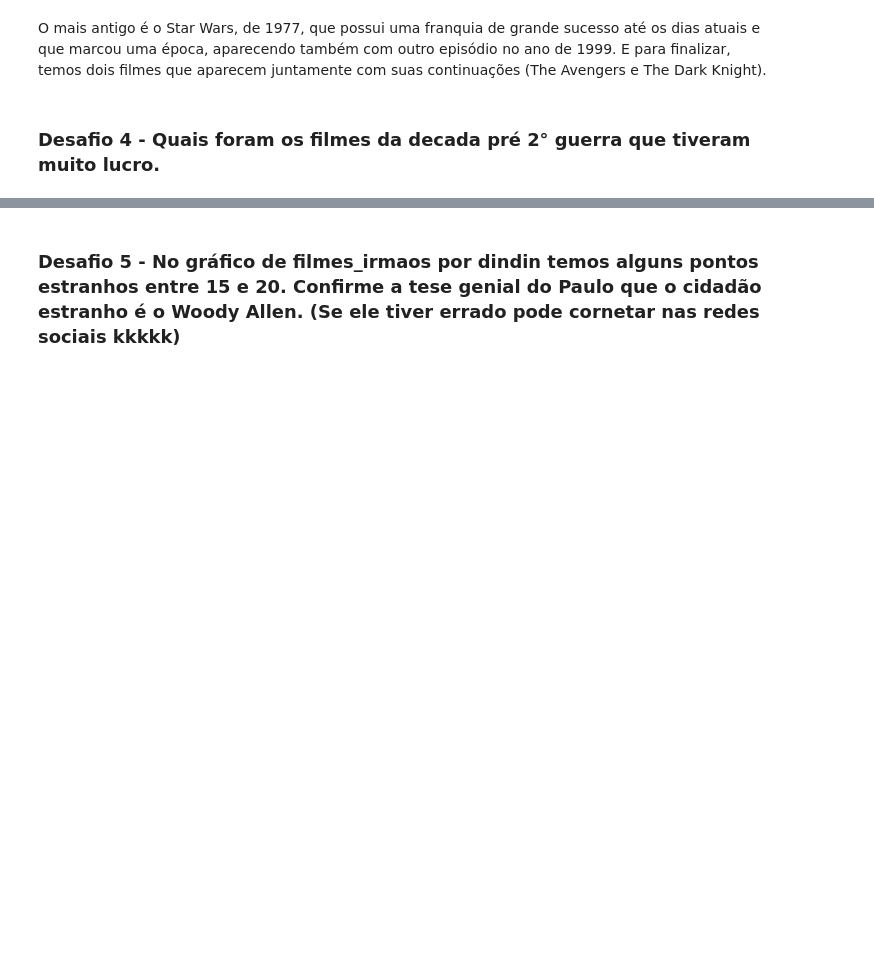
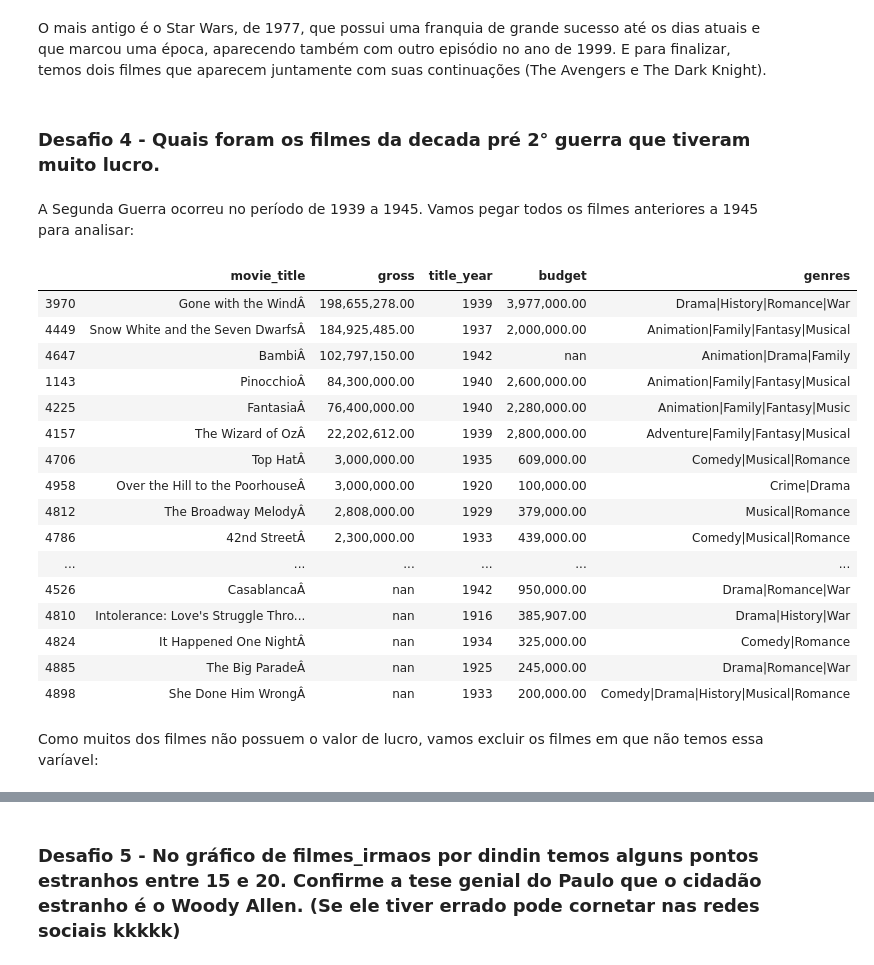
Before and after one commit to mtalaisys/quarentenadados, a Jupyter notebook: QuarentenaDados - Aula 3.ipynb, the cells around one changed output, grey strips where cells are left out. Cells and saved outputs as stored; diff of their text form; code cells hidden in the pictures; blank space fills up the shorter version.

```diff
--- a/QuarentenaDados - Aula 3.ipynb
+++ b/QuarentenaDados - Aula 3.ipynb
@@ -382,3 +382,5 @@ Apenas com as informações que temos, não podemos dizer que os filmes mais rec
 O mais antigo é o Star Wars, de 1977, que possui uma franquia de grande sucesso até os dias atuais e que marcou uma época, aparecendo também com outro episódio no ano de 1999. E para finalizar, temos dois filmes que aparecem juntamente com suas continuações (The Avengers e The Dark Knight).
 # %% [markdown]
 ### Desafio 4 - Quais foram os filmes da decada pré 2° guerra que tiveram muito lucro.
+# %% [markdown]
+A Segunda Guerra ocorreu no período de 1939 a 1945. Vamos pegar todos os filmes anteriores a 1945 para analisar:
@@ -384,0 +391,22 @@ O mais antigo é o Star Wars, de 1977, que possui uma franquia de grande sucesso
+# %%
+filmes_periodo_guerra[{"movie_title","title_year","budget","gross","genres"}].sort_values(by='gross', ascending = False)
+# %% [output]
+|  | movie_title | gross | title_year | budget | genres |
+| 3970 | Gone with the WindÂ | 198,655,278.00 | 1939 | 3,977,000.00 | Drama|History|Romance|War |
+| 4449 | Snow White and the Seven DwarfsÂ | 184,925,485.00 | 1937 | 2,000,000.00 | Animation|Family|Fantasy|Musical |
+| 4647 | BambiÂ | 102,797,150.00 | 1942 | nan | Animation|Drama|Family |
+| 1143 | PinocchioÂ | 84,300,000.00 | 1940 | 2,600,000.00 | Animation|Family|Fantasy|Musical |
+| 4225 | FantasiaÂ | 76,400,000.00 | 1940 | 2,280,000.00 | Animation|Family|Fantasy|Music |
+| 4157 | The Wizard of OzÂ | 22,202,612.00 | 1939 | 2,800,000.00 | Adventure|Family|Fantasy|Musical |
+| 4706 | Top HatÂ | 3,000,000.00 | 1935 | 609,000.00 | Comedy|Musical|Romance |
+| 4958 | Over the Hill to the PoorhouseÂ | 3,000,000.00 | 1920 | 100,000.00 | Crime|Drama |
+| 4812 | The Broadway MelodyÂ | 2,808,000.00 | 1929 | 379,000.00 | Musical|Romance |
+| 4786 | 42nd StreetÂ | 2,300,000.00 | 1933 | 439,000.00 | Comedy|Musical|Romance |
+| ... | ... | ... | ... | ... | ... |
+| 4526 | CasablancaÂ | nan | 1942 | 950,000.00 | Drama|Romance|War |
+| 4810 | Intolerance: Love's Struggle Thro... | nan | 1916 | 385,907.00 | Drama|History|War |
+| 4824 | It Happened One NightÂ | nan | 1934 | 325,000.00 | Comedy|Romance |
+| 4885 | The Big ParadeÂ | nan | 1925 | 245,000.00 | Drama|Romance|War |
+| 4898 | She Done Him WrongÂ | nan | 1933 | 200,000.00 | Comedy|Drama|History|Musical|Romance |
+# %% [markdown]
+Como muitos dos filmes não possuem o valor de lucro, vamos excluir os filmes em que não temos essa varíavel:
```
Also changed, not shown: parts of 6 cells of this notebook.
